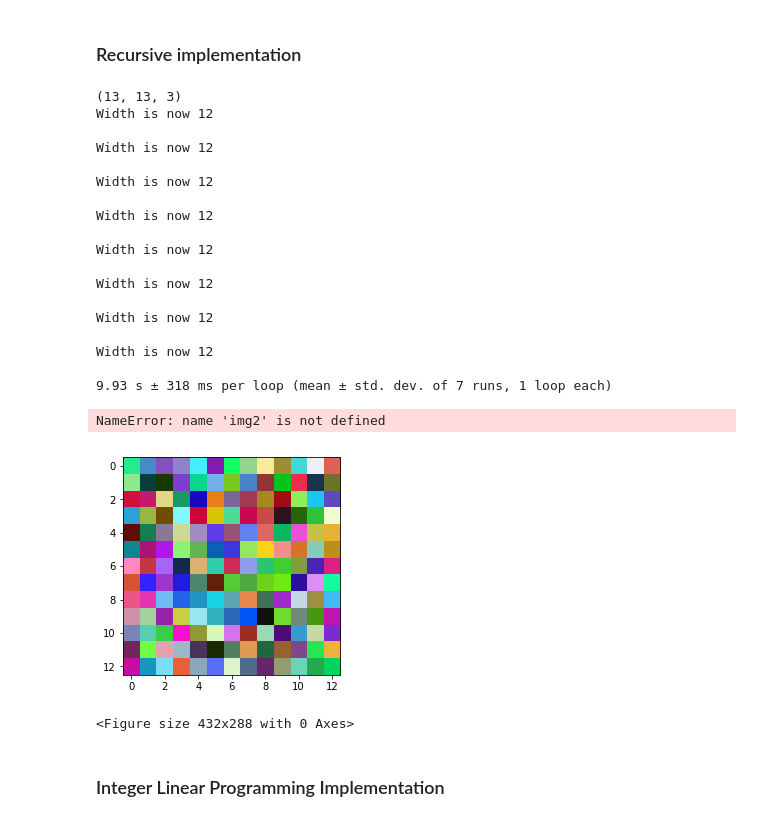
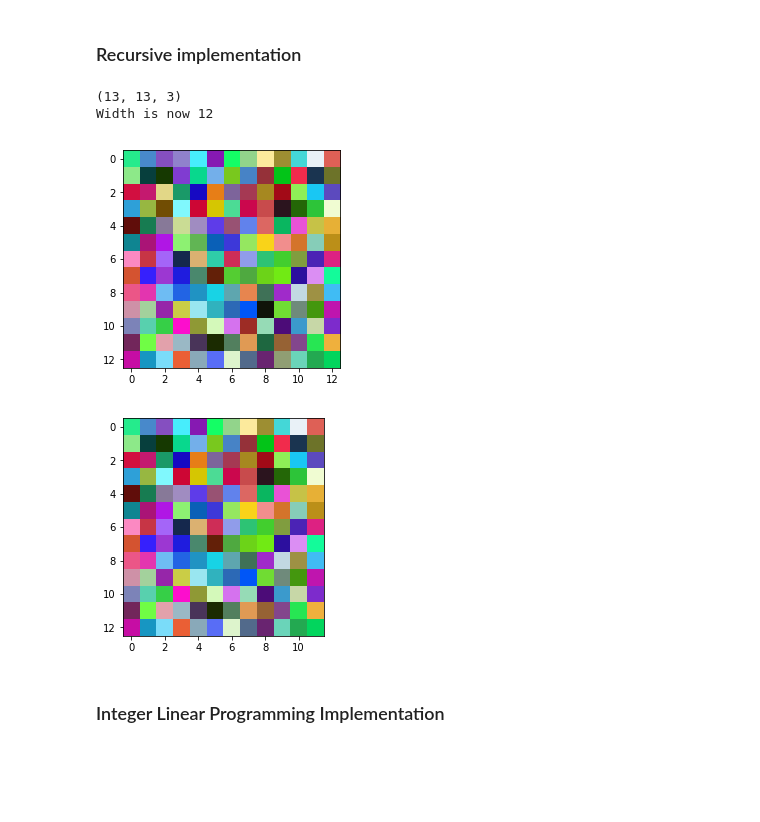
Before and after one commit to adityashrm21/image-compression-techniques, a Jupyter notebook: image-compression.ipynb, the cells around one changed output. Drawn from its saved outputs; the diff is of its cells as text; code cells hidden in the pictures; blank space fills up the shorter version.

```diff
--- a/image-compression.ipynb
+++ b/image-compression.ipynb
@@ -95,40 +95,23 @@ def fvs(energy, seam, cost):
 # %%
 np.random.seed(1)
 h = 13
 w = 13
 img = np.random.randint(0,255,(h,w,3)).astype("uint8")
 # img = plt.imread('mandrill.jpg')
 print(img.shape)
 plt.figure()
 plt.imshow(img)
 e = energy(img)
 # plt.imshow(e)
 # print(e)
-%timeit img2 = seam_carve(img, h, w-1)
+img2 = seam_carve(img, h, w-1)
 plt.figure()
 plt.imshow(img2);
 # %% [output]
 (13, 13, 3)
 Width is now 12
-
-Width is now 12
-
-Width is now 12
-
-Width is now 12
-
-Width is now 12
-
-Width is now 12
-
-Width is now 12
-
-Width is now 12
-
-9.93 s ± 318 ms per loop (mean ± std. dev. of 7 runs, 1 loop each)
-NameError: name 'img2' is not defined
 [figure]
-<Figure size 432x288 with 0 Axes>
+[figure, added]
 # %% [markdown]
 ### Integer Linear Programming Implementation
 # %%
```
Also changed, not shown: parts of 4 cells of this notebook.
